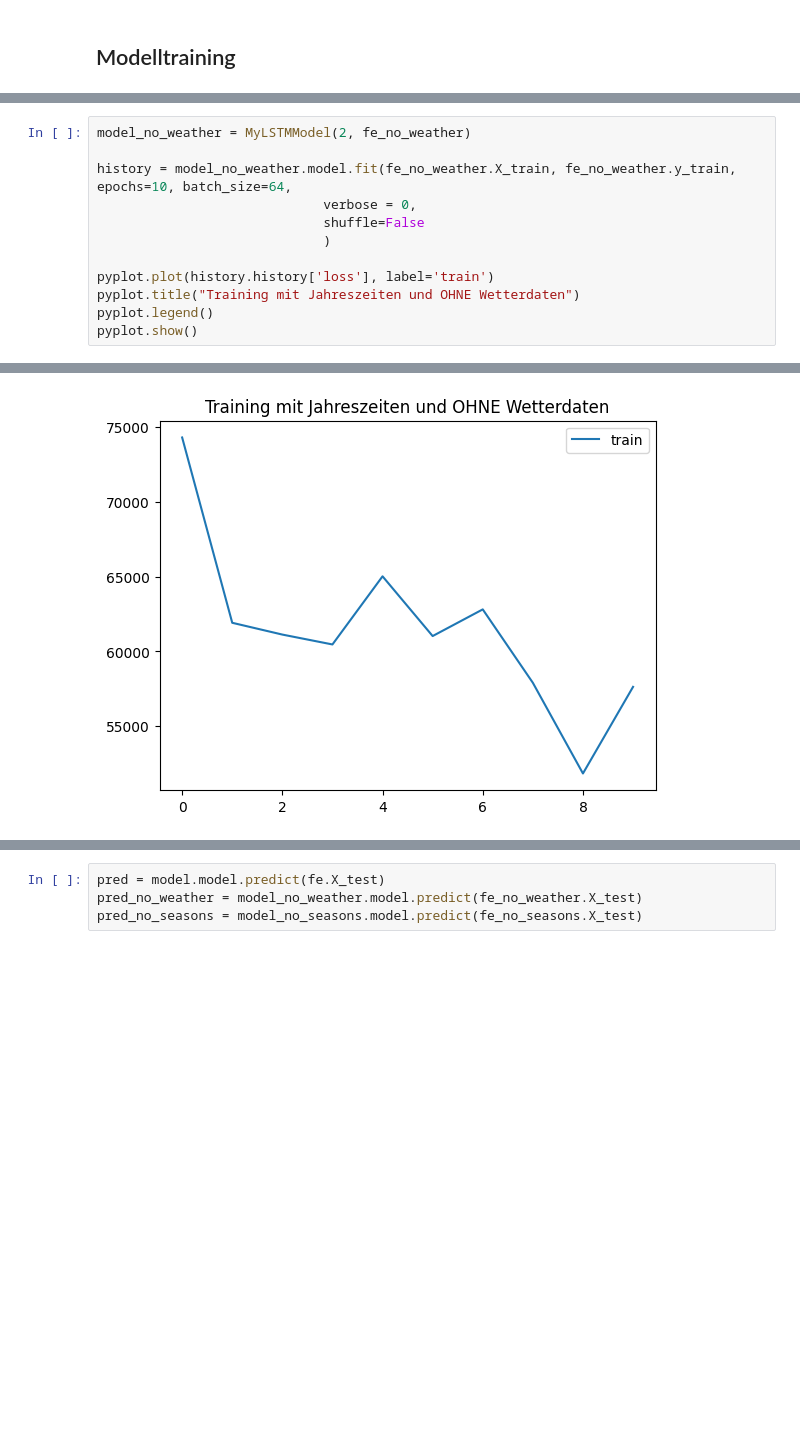
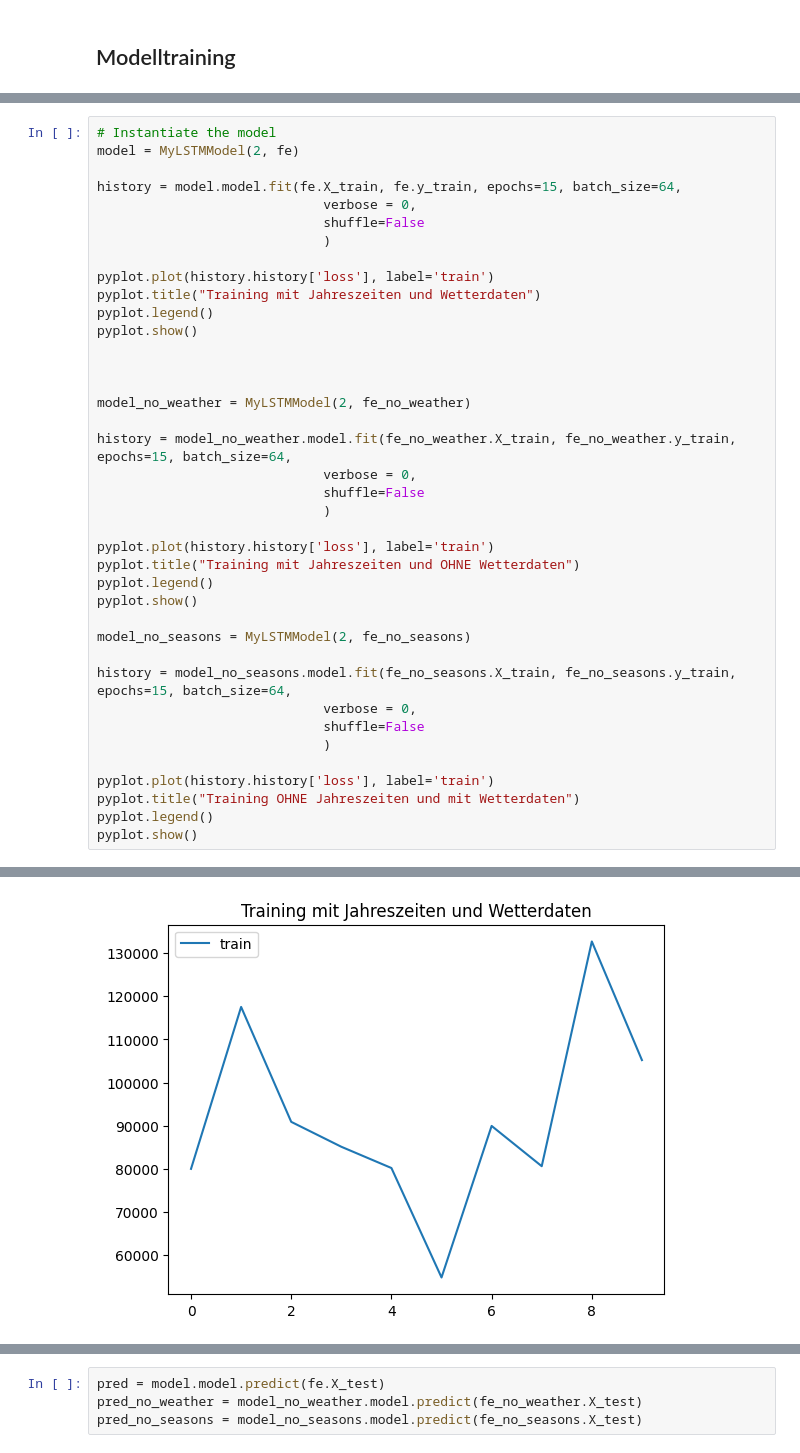
Before and after one commit to dan-vp/iot_co2_ampel_m, a Jupyter notebook: CO2_forecasting.ipynb, the cells around one changed output, grey strips where cells are left out. Cells and saved outputs as stored; diff of their text form; blank space fills up the shorter version.

Commit message:
changed number of epochs

```diff
--- a/CO2_forecasting.ipynb
+++ b/CO2_forecasting.ipynb
@@ -123,7 +107,22 @@ Do not pass an `input_shape`/`input_dim` argument to a layer. When using Sequent
 # %%
+# Instantiate the model
+model = MyLSTMModel(2, fe)
+
+history = model.model.fit(fe.X_train, fe.y_train, epochs=15, batch_size=64,
+                             verbose = 0,
+                             shuffle=False
+                             )
+
+pyplot.plot(history.history['loss'], label='train')
+pyplot.title("Training mit Jahreszeiten und Wetterdaten")
+pyplot.legend()
+pyplot.show()
+
+
+
 model_no_weather = MyLSTMModel(2, fe_no_weather)
 
-history = model_no_weather.model.fit(fe_no_weather.X_train, fe_no_weather.y_train, epochs=10, batch_size=64,
+history = model_no_weather.model.fit(fe_no_weather.X_train, fe_no_weather.y_train, epochs=15, batch_size=64,
                              verbose = 0,
                              shuffle=False
                              )
@@ -132,4 +131,16 @@ pyplot.plot(history.history['loss'], label='train')
 pyplot.title("Training mit Jahreszeiten und OHNE Wetterdaten")
 pyplot.legend()
 pyplot.show()
+
+model_no_seasons = MyLSTMModel(2, fe_no_seasons)
+
+history = model_no_seasons.model.fit(fe_no_seasons.X_train, fe_no_seasons.y_train, epochs=15, batch_size=64,
+                             verbose = 0,
+                             shuffle=False
+                             )
+
+pyplot.plot(history.history['loss'], label='train')
+pyplot.title("Training OHNE Jahreszeiten und mit Wetterdaten")
+pyplot.legend()
+pyplot.show()
 # %% [output]
@@ -136 +148 @@ pyplot.show()
-[figure, old version]
+[figure, new version]
```
Also changed, not shown: parts of 4 cells of this notebook.
